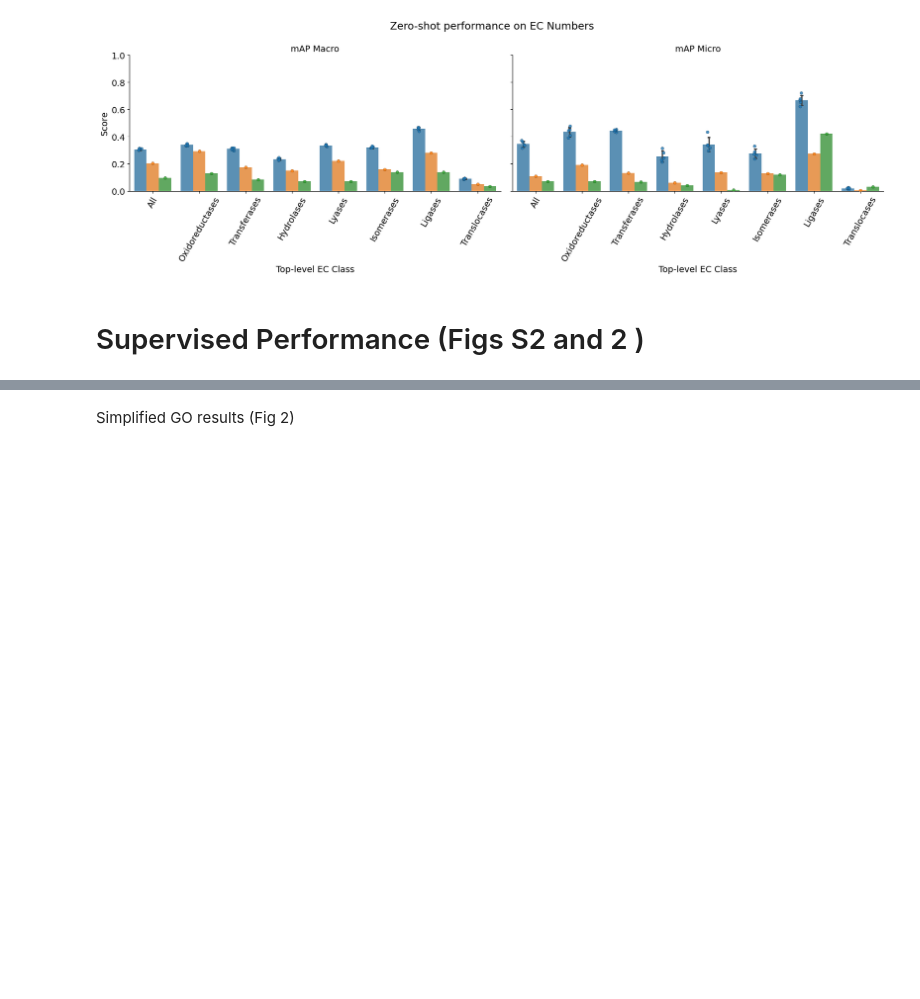
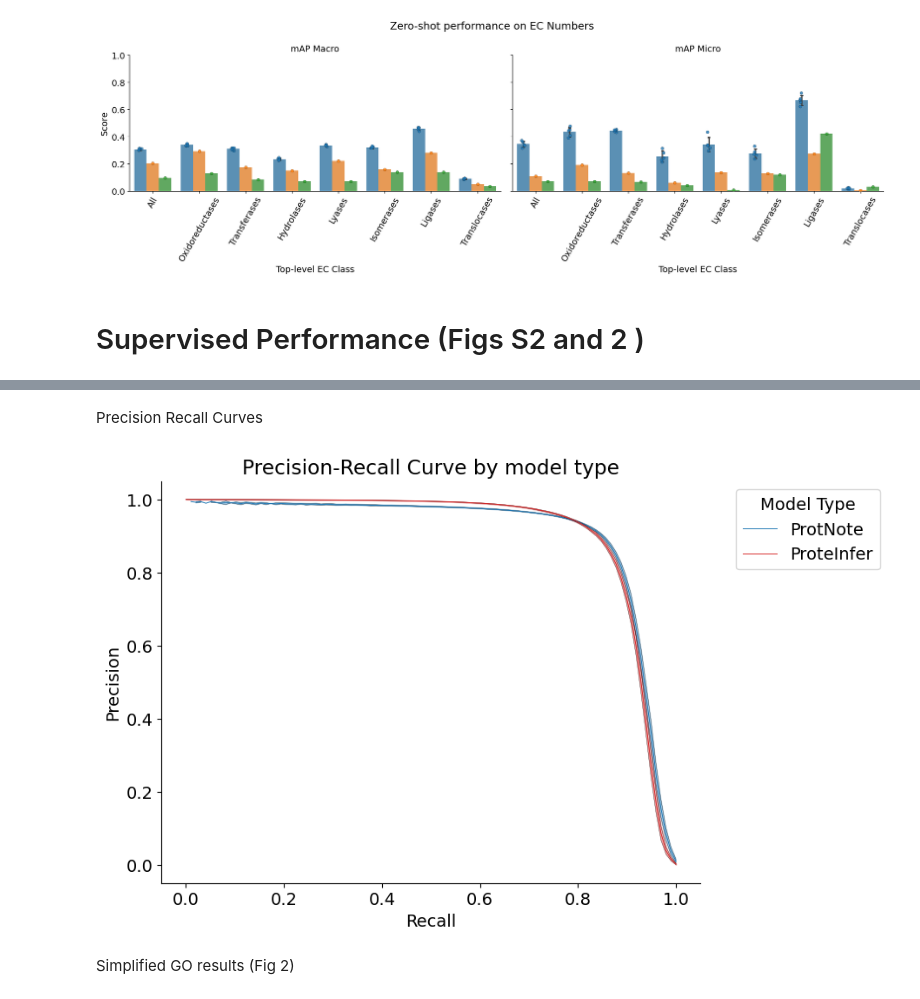
Before and after one commit to microsoft/protnote, a Jupyter notebook: notebooks/Results.ipynb, the cells around one changed output, grey strips where cells are left out. Cells and saved outputs as stored; diff of their text form; code cells hidden in the pictures; blank space fills up the shorter version.

```diff
--- a/notebooks/Results.ipynb
+++ b/notebooks/Results.ipynb
@@ -296,6 +303,11 @@ zero_shot_predictions = {'ProtNote':{'TEST_DATA_PATH_ZERO_SHOT':[pd.read_hdf(f".
 ### GO Zero Shot Performance (Figs S1 and 4)
 # %% [markdown]
 Compute metrics for all models and datasets
+# %%
+model = "ProtNote"
+test_set = "TEST_DATA_PATH_ZERO_SHOT"
+labels_df = zero_shot_labels[test_set][-1]
+logits_df = zero_shot_predictions[model][test_set][0]
 # %%
 
 test_sets = ['TEST_DATA_PATH_ZERO_SHOT', 'TEST_DATA_PATH_ZERO_SHOT_LEAF_NODES']
@@ -519,0 +556,2 @@ supervised_final_metrics_df = pd.read_parquet('../outputs/results/supervised_met
+# %% [markdown]
+Precision Recall Curves
@@ -519,0 +602,42 @@ supervised_final_metrics_df = pd.read_parquet('../outputs/results/supervised_met
+# %%
+
+num_bins = 100
+prcurve_df['recall_bins'] = pd.cut(prcurve_df['recall'],bins=np.linspace(0,1,num_bins),labels=np.linspace(0,1,num_bins-1))
+prcurve_df['recall_bin_counts'] = prcurve_df.groupby(['model_type','recall_bins'])['recall'].transform('count')
+prcurve_df_binned = prcurve_df.groupby(['model_type','recall_bins']).agg(
+    precision_mean=('precision','mean'),
+    precision_std=('precision','std')
+).reset_index()
+
+palette = sns.color_palette("tab10")
+palette_ = palette[0:1] + palette[3:5]
+palette_ = {m:p for m,p in zip(['ProtNote','ProteInfer','BLAST'],palette_)}
+# PR Curve by model type with error bars using seaborn lineplot in a single plot
+fig, ax = plt.subplots(figsize=(8,6))
+
+#fill between
+for model_type in prcurve_df_binned.dropna()['model_type'].unique():
+    model_df = prcurve_df_binned[prcurve_df_binned['model_type']==model_type]
+    # +- std
+    ax.fill_between(model_df['recall_bins'],
+                    model_df['precision_mean']-model_df['precision_std'],
+                    model_df['precision_mean']+model_df['precision_std'],
+                    alpha=0.3,
+                    color=palette_[model_type]
+                    )
+    ax.plot(model_df['recall_bins'],model_df['precision_mean']-model_df['precision_std'],linewidth=0.2,color='black')
+    ax.plot(model_df['recall_bins'],model_df['precision_mean']+model_df['precision_std'],linewidth=0.2,color='black')
+
+    # mean
+    ax.plot(model_df['recall_bins'],model_df['precision_mean'],label=model_type,linewidth=0.7,color=palette_[model_type])
+
+
+sns.despine()
+plt.xlabel('Recall')
+plt.ylabel('Precision')
+plt.title('Precision-Recall Curve by model type')
+plt.legend(title='Model Type',bbox_to_anchor=(1.05, 1), loc='upper left')
+save_fig('../outputs/figures/PR Curve by model type')
+plt.show()
+# %% [output]
+[figure, added]
```
Also changed, not shown: parts of 30 cells of this notebook.
